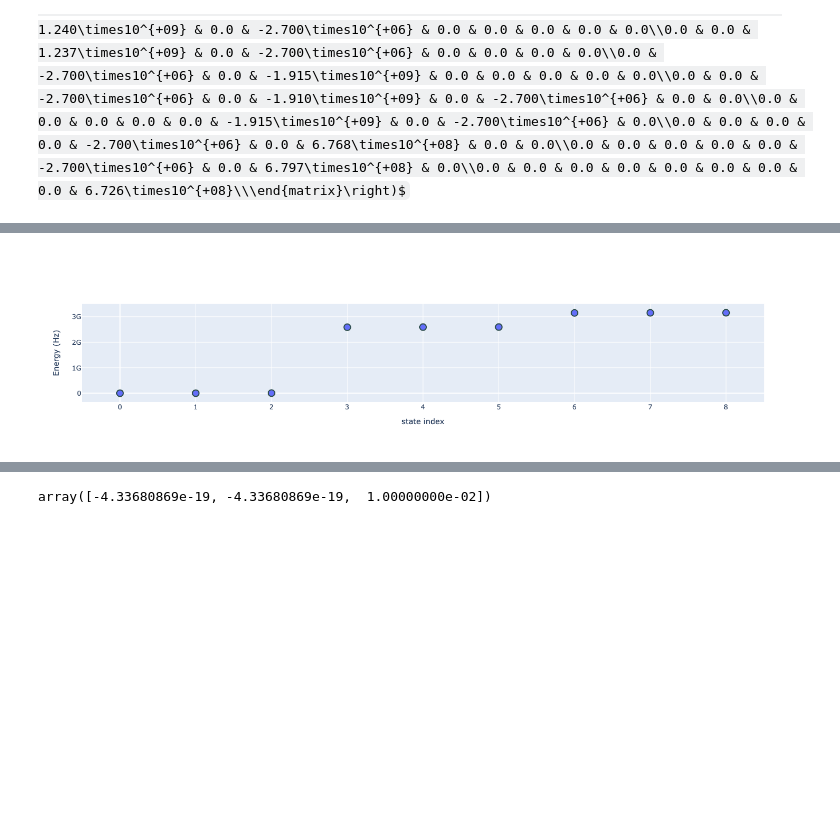
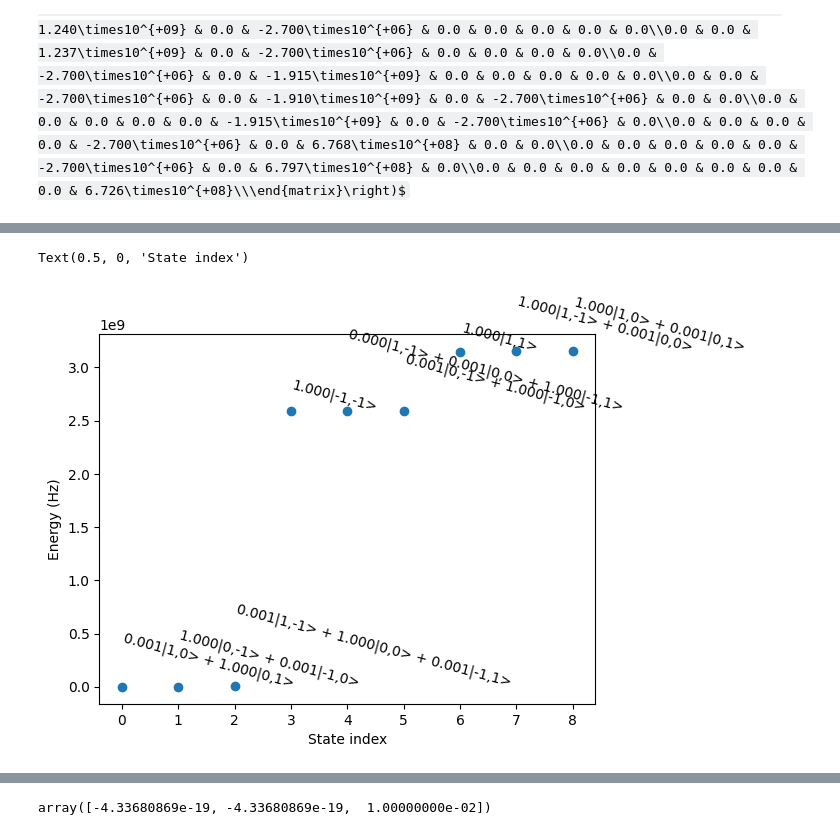
Before and after one commit to gadamc/nvmodels, a Jupyter notebook: notebooks/NVNeg_full_H_Zeeman_ESR_spectrum.ipynb, the cells around one changed output, grey strips where cells are left out. Cells and saved outputs as stored; diff of their text form; code cells hidden in the pictures; some formulas as TeX source; blank space fills up the shorter version.

```diff
--- a/notebooks/NVNeg_full_H_Zeeman_ESR_spectrum.ipynb
+++ b/notebooks/NVNeg_full_H_Zeeman_ESR_spectrum.ipynb
@@ -40,11 +43,10 @@ h
 Quantum object: dims = [[3, 3], [3, 3]], shape = (9, 9), type = oper, isherm = True $ \\ \left(\begin{matrix}1.233\times10^{+09} & 0.0 & 0.0 & 0.0 & 0.0 & 0.0 & 0.0 & 0.0 & 0.0\\0.0 & 1.240\times10^{+09} & 0.0 & -2.700\times10^{+06} & 0.0 & 0.0 & 0.0 & 0.0 & 0.0\\0.0 & 0.0 & 1.237\times10^{+09} & 0.0 & -2.700\times10^{+06} & 0.0 & 0.0 & 0.0 & 0.0\\0.0 & -2.700\times10^{+06} & 0.0 & -1.915\times10^{+09} & 0.0 & 0.0 & 0.0 & 0.0 & 0.0\\0.0 & 0.0 & -2.700\times10^{+06} & 0.0 & -1.910\times10^{+09} & 0.0 & -2.700\times10^{+06} & 0.0 & 0.0\\0.0 & 0.0 & 0.0 & 0.0 & 0.0 & -1.915\times10^{+09} & 0.0 & -2.700\times10^{+06} & 0.0\\0.0 & 0.0 & 0.0 & 0.0 & -2.700\times10^{+06} & 0.0 & 6.768\times10^{+08} & 0.0 & 0.0\\0.0 & 0.0 & 0.0 & 0.0 & 0.0 & -2.700\times10^{+06} & 0.0 & 6.797\times10^{+08} & 0.0\\0.0 & 0.0 & 0.0 & 0.0 & 0.0 & 0.0 & 0.0 & 0.0 & 6.726\times10^{+08}\\\end{matrix}\right)$
 # %%
 eigenvalues, eigenstates = h.eigenstates()
-
 eigenvalues = eigenvalues - np.min(eigenvalues)
-
 state_probs_text = [nvmodels.utilities.two_qutrit_state_to_text(s, decimals=5) for s in eigenstates]
 
-fig = nvmodels.plotting.plot_eigenspectrum(eigenvalues, state_probs_text, ylabel='Energy (Hz)')
-fig.show()
+fig, ax = nvmodels.plotting.plot_eigenspectrum_mpl(eigenvalues, state_probs_text)
+ax.set_ylabel('Energy (Hz)')
+ax.set_xlabel('State index')
 # %% [output]
@@ -52 +53,2 @@ fig.show()
+Text(0.5, 0, 'State index')
-[figure, old version]
+[figure, new version]
```
Also changed, not shown: parts of 30 cells of this notebook, 2 other files.
